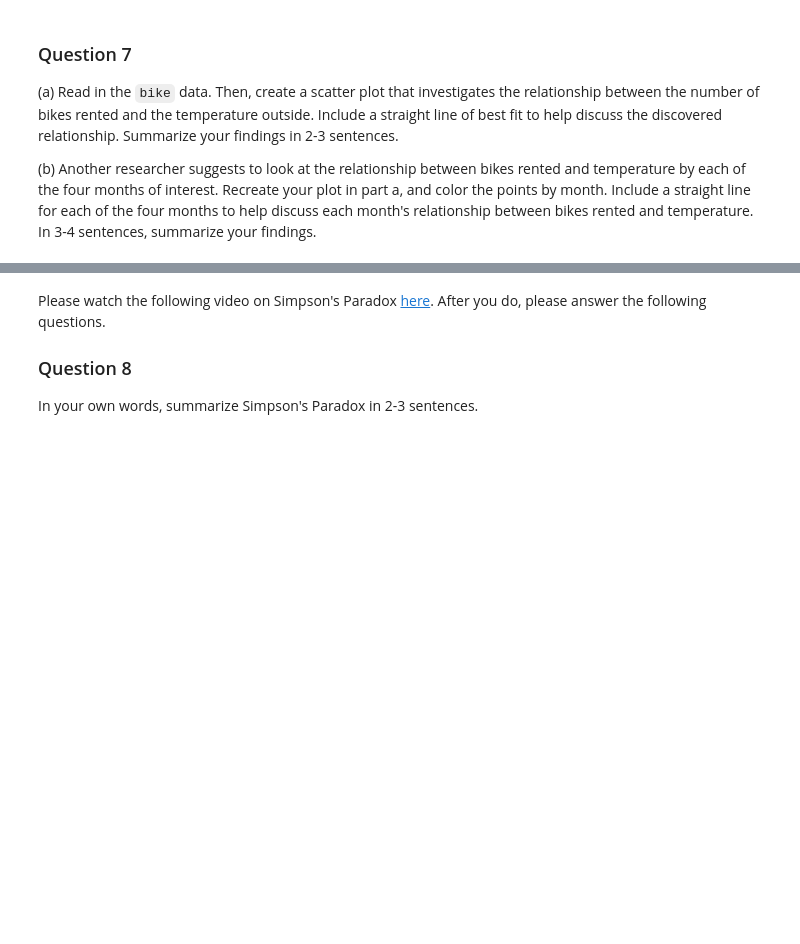
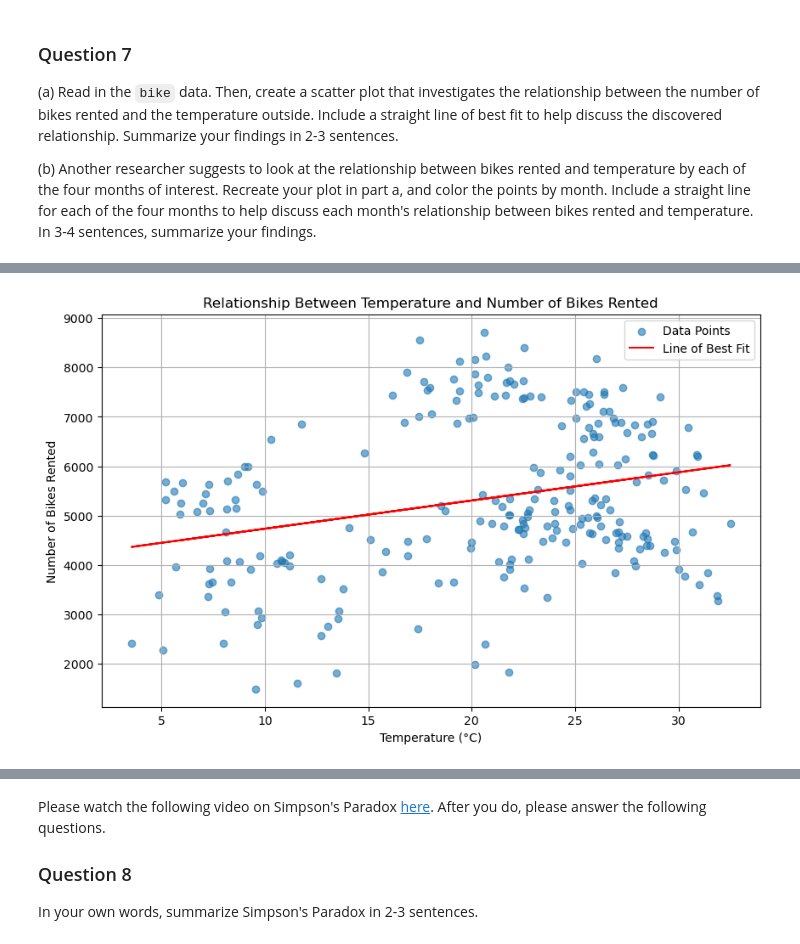
Before and after one commit to INFO-511-F24/lab-05-CodingWildcats, a Jupyter notebook: lab-5.ipynb, the cells around one changed output, grey strips where cells are left out. Cells and saved outputs as stored; diff of their text form; code cells hidden in the pictures; blank space fills up the shorter version.

```diff
--- a/lab-5.ipynb
+++ b/lab-5.ipynb
@@ -200,3 +200,7 @@ Below is a list of variables and their definitions:
     Recreate your plot in part a, and color the points by month.
     Include a straight line for each of the four months to help discuss each month's relationship between bikes rented and temperature.
     In 3-4 sentences, summarize your findings.
+# %%
+bike_data = pd.read_csv('data/bike.csv')
+
+bike_data.head()
@@ -202,0 +214,37 @@ Below is a list of variables and their definitions:
+# %%
+import numpy as np
+
+
+temp = bike_data['temp']
+
+count = bike_data['count']
+
+
+
+plt.figure(figsize=(10, 6))
+
+plt.scatter(temp, count, alpha=0.6, label='Data Points')
+
+plt.title('Relationship Between Temperature and Number of Bikes Rented')
+
+plt.xlabel('Temperature (°C)')
+
+plt.ylabel('Number of Bikes Rented')
+
+
+
+coefficients = np.polyfit(temp, count, 1)
+
+polynomial = np.poly1d(coefficients)
+
+line_of_best_fit = polynomial(temp)
+
+plt.plot(temp, line_of_best_fit, color='red', label='Line of Best Fit')
+
+plt.legend()
+
+plt.grid(True)
+
+plt.show()
+# %% [output]
+[figure, added]
```
Also changed, not shown: parts of 3 cells of this notebook.
